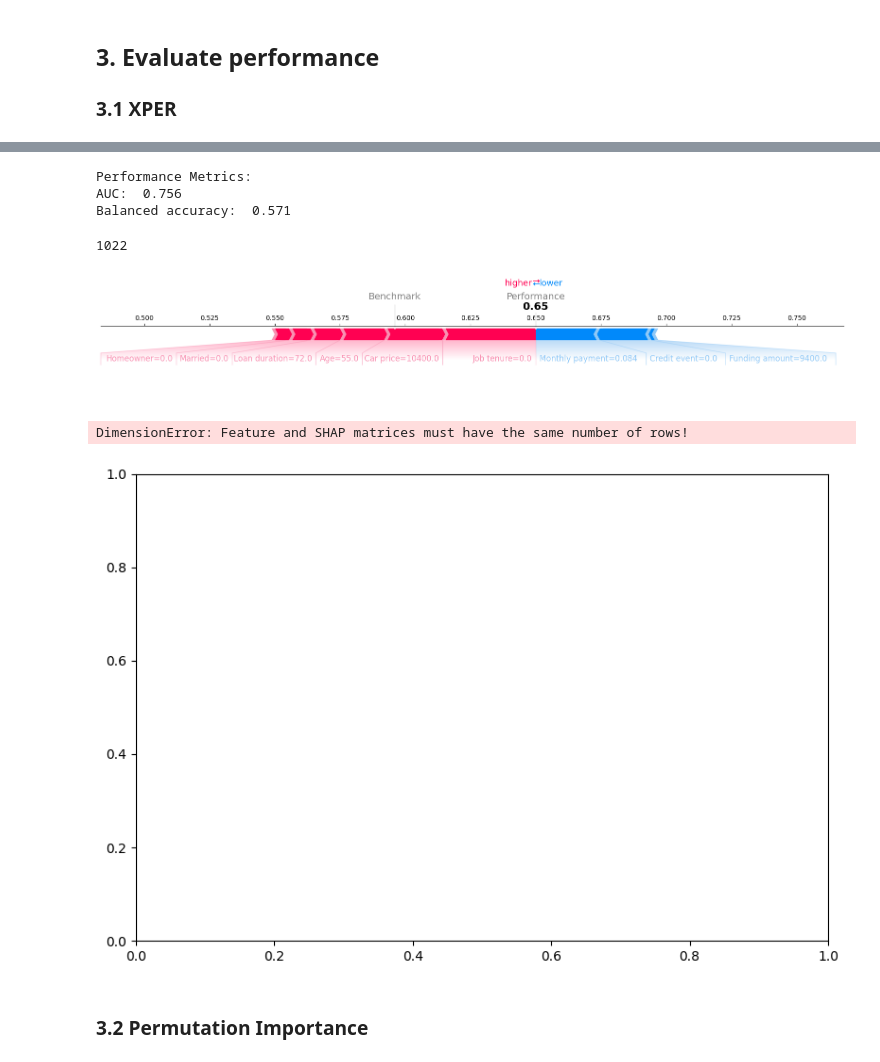
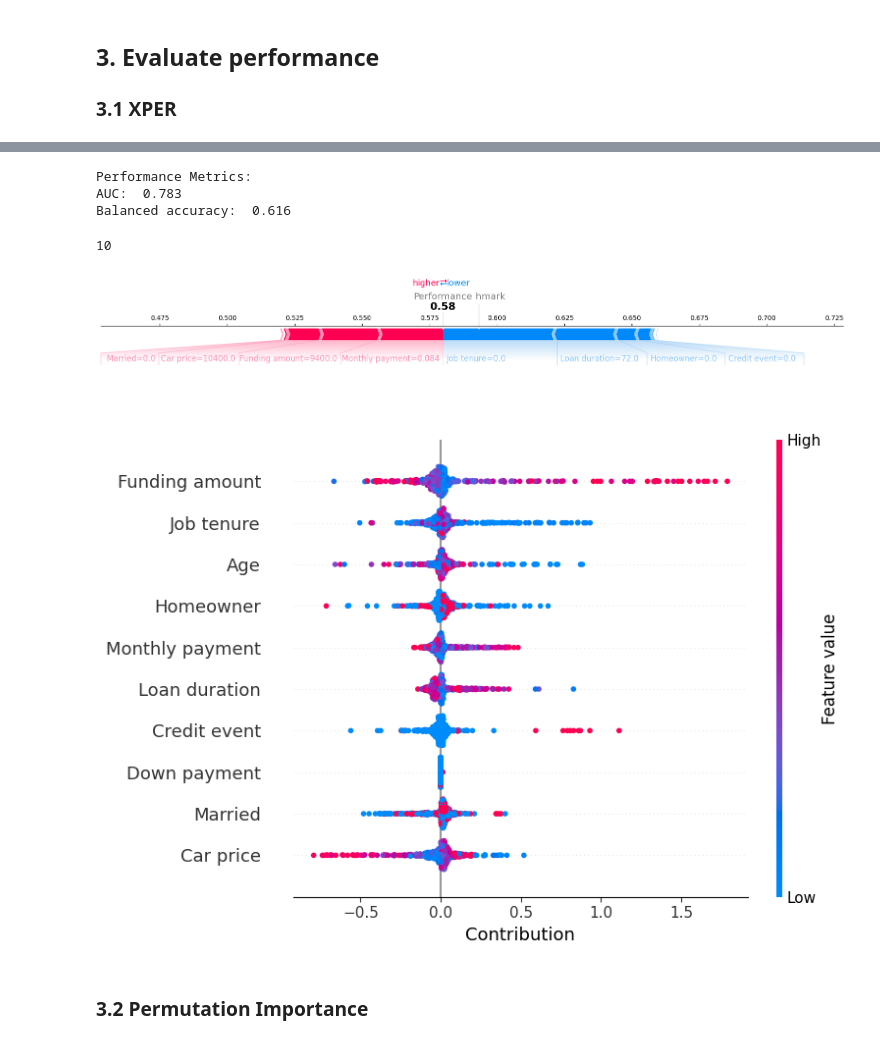
Before and after one commit to dorabijvoet/afi_final_project, a Jupyter notebook: notebooks/step8_perf_interpretability.ipynb, the cells around one changed output, grey strips where cells are left out. Drawn from its saved outputs; the diff is of its cells as text; code cells hidden in the pictures.

Commit message:
finished step 8 but need to check beeswarn plot issue

```diff
--- a/notebooks/step8_perf_interpretability.ipynb
+++ b/notebooks/step8_perf_interpretability.ipynb
@@ -59,12 +60,6 @@ model.fit(X_train, y_train)
 # %% [output]
 GradientBoostingClassifier(learning_rate=0.05, n_estimators=200,
                            random_state=42, subsample=0.8)
-# %%
-from sklearn.model_selection import train_test_split
-
-X_train, X_test, y_train, y_test = train_test_split(
-    X, y, test_size=0.3, random_state=42
-)
 # %% [markdown]
 ## 3. Evaluate performance
 ### 3.1 XPER
@@ -71,3 +70,10 @@ X_train, X_test, y_train, y_test = train_test_split(
+# %%
+# Generate a list of random indices
+random_indices = np.random.choice(len(X_test), size=500, replace=False)
+
+# Select the corresponding samples from X_test and y_test
+X_test_sampled = X_test.iloc[random_indices]
+y_test_sampled = y_test.iloc[random_indices]
 # %%
 import XPER
 from XPER.compute.Performance import ModelPerformance
@@ -75,8 +81,8 @@ from XPER.compute.Performance import ModelPerformance
 # Define the evaluation metric(s) to be used
 XPER = ModelPerformance(X_train.values,
                         y_train.values,
-                        X_test.values,
-                        y_test.values,
+                        X_test_sampled.values,
+                        y_test_sampled.values,
                         model)
 
 # Evaluate the model performance using the specified metric(s)
@@ -89,11 +95,10 @@ print("AUC: ", round(PM_auc, 3))
 print("Balanced accuracy: ", round(PM_ba, 3))
 # %% [output]
 Performance Metrics:
-AUC:  0.756
-Balanced accuracy:  0.571
+AUC:  0.783
+Balanced accuracy:  0.616
 # %%
 # Calculate XPER values for the model's performance
-# XPER_values = XPER.calculate_XPER_values(["Balanced_accuracy"], kernel=True, N_coalition_sampled=10) # use this for if it takes too long to compute
-XPER_values = XPER.calculate_XPER_values(["Balanced_accuracy"])
+XPER_values = XPER.calculate_XPER_values(["Balanced_accuracy"], kernel=True, N_coalition_sampled=10) # takes 48 min
 # %% [output]
-1022
+10
@@ -106,13 +113,12 @@ viz.bar_plot(XPER_values=XPER_values, X_test=X_test, labels=labels, p=10, percen
 # %%
 viz.force_plot(XPER_values=XPER_values, instance=1, X_test=X_test, variable_name=labels, figsize=(16,4))
 # %% [output]
-[figure, old version]
+[figure, new version]
 # %%
 # Will only work once we
-# viz.beeswarn_plot(XPER_values=XPER_values, X_test=X_test, labels=labels)
+viz.beeswarn_plot(XPER_values=XPER_values, X_test=X_test_sampled, labels=labels)
 # %% [output]
-DimensionError: Feature and SHAP matrices must have the same number of rows!
-[figure, old version]
+[figure, new version]
 # %% [markdown]
 ### 3.2 Permutation Importance
 # %%
```
Also changed, not shown: parts of 5 cells of this notebook, 1 other file.
